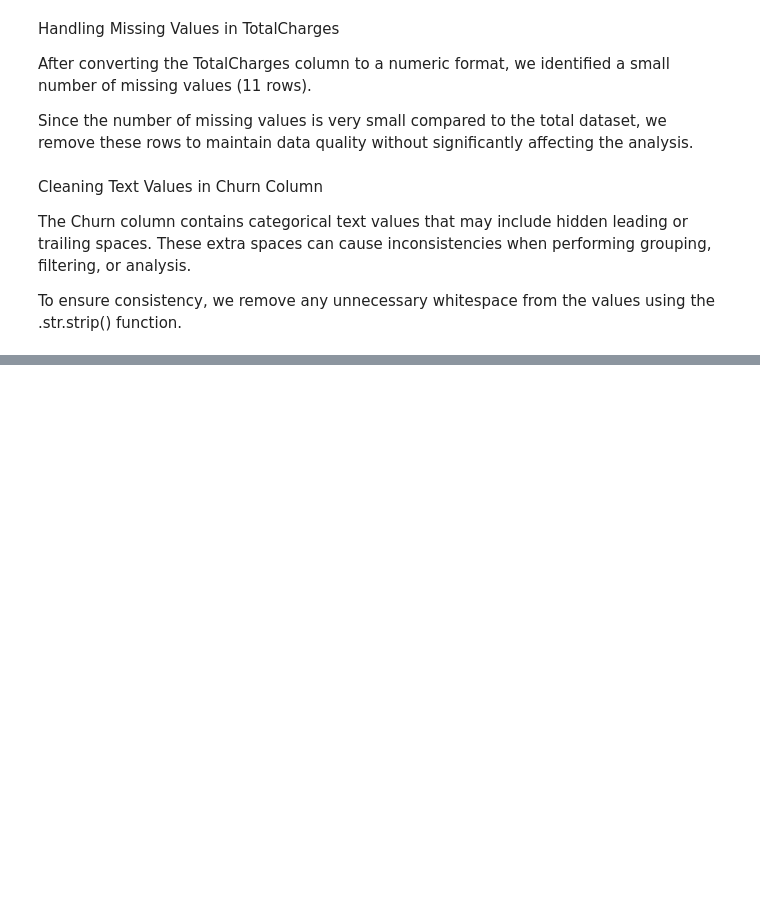
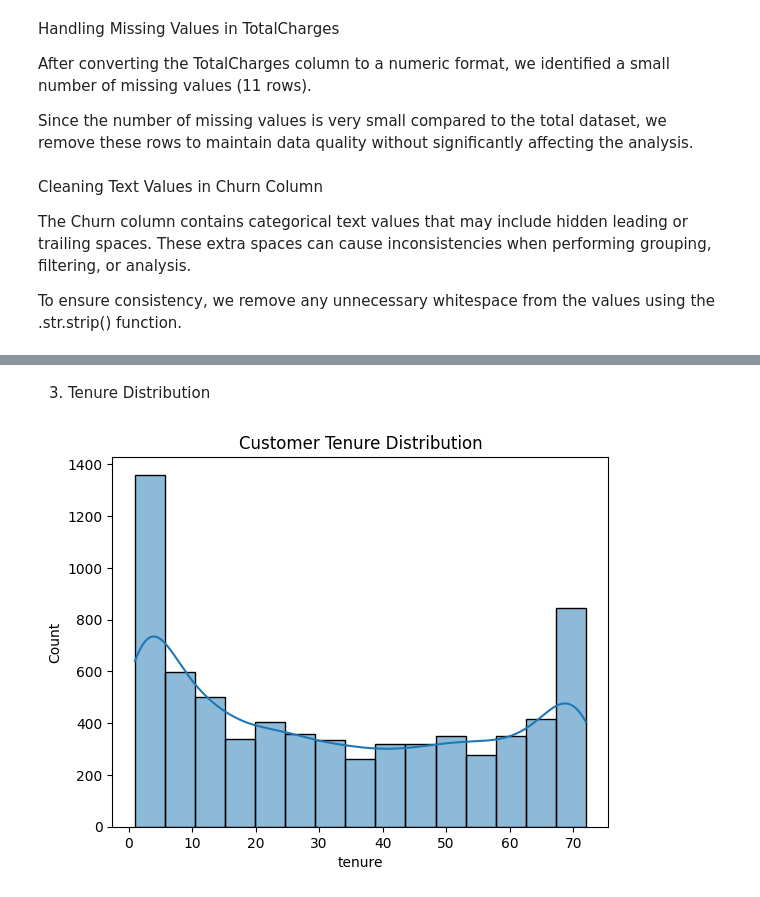
Before and after one commit to MaurineChemutai/Customer_Churn_and_Revenue_Insights_Analysis, a Jupyter notebook: churn_analysis.ipynb, the cells around one changed output, grey strips where cells are left out. Drawn from its saved outputs; the diff is of its cells as text; code cells hidden in the pictures; blank space fills up the shorter version.

```diff
--- a/churn_analysis.ipynb
+++ b/churn_analysis.ipynb
@@ -238,0 +333,8 @@ To ensure consistency, we remove any unnecessary whitespace from the values usin
+# %% [markdown]
+3. Tenure Distribution
+# %%
+sns.histplot(data['tenure'], kde=True)
+plt.title("Customer Tenure Distribution")
+plt.show()
+# %% [output]
+[figure, added]
```
Also changed, not shown: parts of 31 cells of this notebook.
